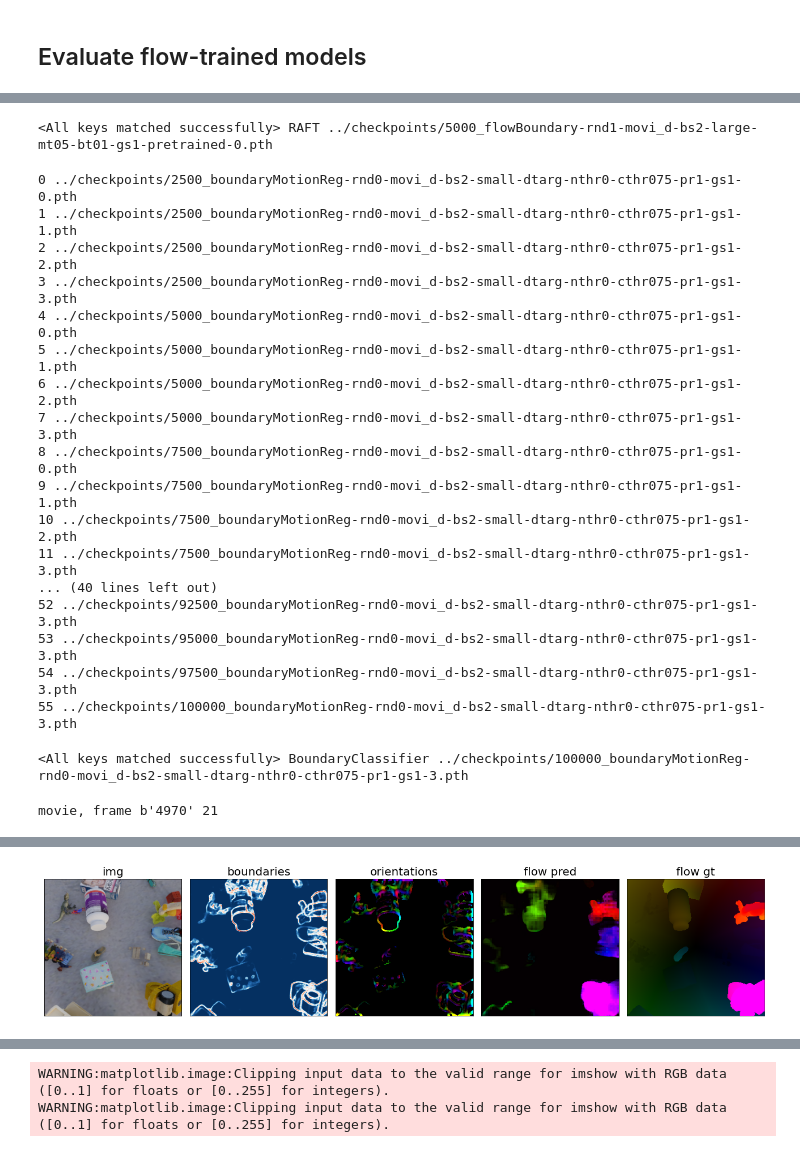
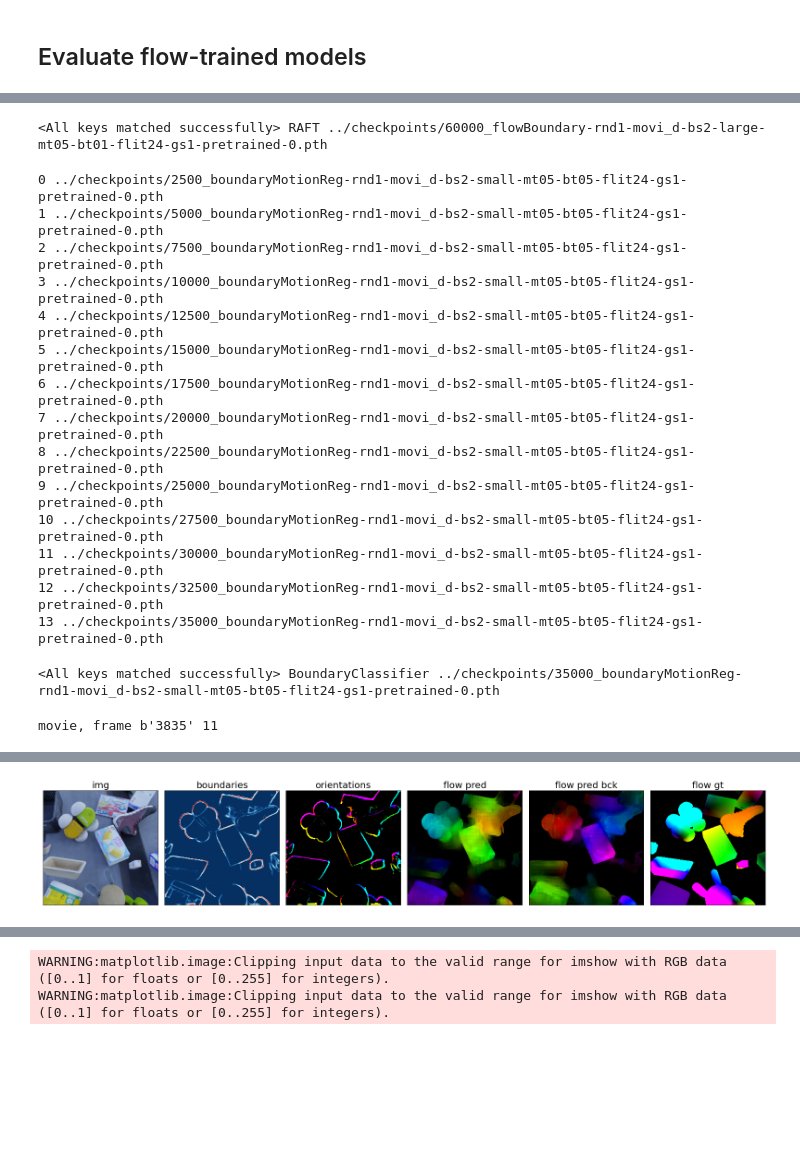
Before and after one commit to neuroailab/RAFT, a Jupyter notebook: notebooks/FlowTargets_db042722.ipynb, the cells around one changed output, grey strips where cells are left out. Drawn from its saved outputs; the diff is of its cells as text; code cells hidden in the pictures; blank space fills up the shorter version.

```diff
--- a/notebooks/FlowTargets_db042722.ipynb
+++ b/notebooks/FlowTargets_db042722.ipynb
@@ -234,7 +247,7 @@ print(len(tdw_dataset))
 print(tdw_dataset.is_test)
 
 
-data_dir = '/mnt/fs6/honglinc/dataset/tensorflow_datasets/movi_e/256x256/1.0.0'
+data_dir = '/mnt/fs6/honglinc/dataset/tensorflow_datasets/movi_d/256x256/1.0.0'
 movi_dataset = raft_datasets.MoviFlowDataset(
     root=data_dir,
     split='validation',
@@ -270,12 +295,12 @@ for i,p in enumerate(flow_paths):
 # %%
-f_idx = 2
+f_idx = -2
 flow_net = teachers.load_model(
     load_path=flow_paths[f_idx],
     model_class='flow',
     parse_path=True,
 ).cuda()
 # %% [output]
-<All keys matched successfully> RAFT ../checkpoints/5000_flowBoundary-rnd1-movi_d-bs2-large-mt05-bt01-gs1-pretrained-0.pth
+<All keys matched successfully> RAFT ../checkpoints/60000_flowBoundary-rnd1-movi_d-bs2-large-mt05-bt01-flit24-gs1-pretrained-0.pth
 # %%
 # boundary_paths = !ls ../checkpoints/[0-9]*boundary*rnd1*dtarg*fullplay*pretrained*
 
@@ -283,30 +308,29 @@ flow_net = teachers.load_model(
 # boundary_paths = !ls ../checkpoints/[0-9]*boundaryStaticReg*rnd0*small*nthr0*cthr075*fullplay*
 # boundary_paths = !ls ../checkpoints/100000*boundaryMotionReg*rnd0*small*nthr0*fullplay*
 
-boundary_paths = !ls ../checkpoints/[0-9]*boundaryMotion*rnd0*movi_d*nthr0-*gs1*
+# boundary_paths = !ls ../checkpoints/[0-9]*boundaryMotion*rnd0*movi_d*nthr0-*gs1*
+boundary_paths = !ls ../checkpoints/[0-9]*boundaryMotion*rnd1*movi_d*gs1*
+
 # boundary_paths = !ls ../checkpoints/[0-9]*boundaryStatic*rnd0*movi_d*nthr0-*gs1*
 
 boundary_paths = sorted(boundary_paths, key=lambda s: int(s.split('/')[-1].split('_')[0]))
 for i,p in enumerate(boundary_paths):
     print(i, p)
 # %% [output]
-0 ../checkpoints/2500_boundaryMotionReg-rnd0-movi_d-bs2-small-dtarg-nthr0-cthr075-pr1-gs1-0.pth
-1 ../checkpoints/2500_boundaryMotionReg-rnd0-movi_d-bs2-small-dtarg-nthr0-cthr075-pr1-gs1-1.pth
-2 ../checkpoints/2500_boundaryMotionReg-rnd0-movi_d-bs2-small-dtarg-nthr0-cthr075-pr1-gs1-2.pth
-3 ../checkpoints/2500_boundaryMotionReg-rnd0-movi_d-bs2-small-dtarg-nthr0-cthr075-pr1-gs1-3.pth
-4 ../checkpoints/5000_boundaryMotionReg-rnd0-movi_d-bs2-small-dtarg-nthr0-cthr075-pr1-gs1-0.pth
-5 ../checkpoints/5000_boundaryMotionReg-rnd0-movi_d-bs2-small-dtarg-nthr0-cthr075-pr1-gs1-1.pth
-6 ../checkpoints/5000_boundaryMotionReg-rnd0-movi_d-bs2-small-dtarg-nthr0-cthr075-pr1-gs1-2.pth
-7 ../checkpoints/5000_boundaryMotionReg-rnd0-movi_d-bs2-small-dtarg-nthr0-cthr075-pr1-gs1-3.pth
-8 ../checkpoints/7500_boundaryMotionReg-rnd0-movi_d-bs2-small-dtarg-nthr0-cthr075-pr1-gs1-0.pth
-9 ../checkpoints/7500_boundaryMotionReg-rnd0-movi_d-bs2-small-dtarg-nthr0-cthr075-pr1-gs1-1.pth
-10 ../checkpoints/7500_boundaryMotionReg-rnd0-movi_d-bs2-small-dtarg-nthr0-cthr075-pr1-gs1-2.pth
-11 ../checkpoints/7500_boundaryMotionReg-rnd0-movi_d-bs2-small-dtarg-nthr0-cthr075-pr1-gs1-3.pth
-... (40 lines left out)
-52 ../checkpoints/92500_boundaryMotionReg-rnd0-movi_d-bs2-small-dtarg-nthr0-cthr075-pr1-gs1-3.pth
-53 ../checkpoints/95000_boundaryMotionReg-rnd0-movi_d-bs2-small-dtarg-nthr0-cthr075-pr1-gs1-3.pth
-54 ../checkpoints/97500_boundaryMotionReg-rnd0-movi_d-bs2-small-dtarg-nthr0-cthr075-pr1-gs1-3.pth
-55 ../checkpoints/100000_boundaryMotionReg-rnd0-movi_d-bs2-small-dtarg-nthr0-cthr075-pr1-gs1-3.pth
+0 ../checkpoints/2500_boundaryMotionReg-rnd1-movi_d-bs2-small-mt05-bt05-flit24-gs1-pretrained-0.pth
+1 ../checkpoints/5000_boundaryMotionReg-rnd1-movi_d-bs2-small-mt05-bt05-flit24-gs1-pretrained-0.pth
+2 ../checkpoints/7500_boundaryMotionReg-rnd1-movi_d-bs2-small-mt05-bt05-flit24-gs1-pretrained-0.pth
+3 ../checkpoints/10000_boundaryMotionReg-rnd1-movi_d-bs2-small-mt05-bt05-flit24-gs1-pretrained-0.pth
+4 ../checkpoints/12500_boundaryMotionReg-rnd1-movi_d-bs2-small-mt05-bt05-flit24-gs1-pretrained-0.pth
+5 ../checkpoints/15000_boundaryMotionReg-rnd1-movi_d-bs2-small-mt05-bt05-flit24-gs1-pretrained-0.pth
+6 ../checkpoints/17500_boundaryMotionReg-rnd1-movi_d-bs2-small-mt05-bt05-flit24-gs1-pretrained-0.pth
+7 ../checkpoints/20000_boundaryMotionReg-rnd1-movi_d-bs2-small-mt05-bt05-flit24-gs1-pretrained-0.pth
+8 ../checkpoints/22500_boundaryMotionReg-rnd1-movi_d-bs2-small-mt05-bt05-flit24-gs1-pretrained-0.pth
+9 ../checkpoints/25000_boundaryMotionReg-rnd1-movi_d-bs2-small-mt05-bt05-flit24-gs1-pretrained-0.pth
+10 ../checkpoints/27500_boundaryMotionReg-rnd1-movi_d-bs2-small-mt05-bt05-flit24-gs1-pretrained-0.pth
+11 ../checkpoints/30000_boundaryMotionReg-rnd1-movi_d-bs2-small-mt05-bt05-flit24-gs1-pretrained-0.pth
+12 ../checkpoints/32500_boundaryMotionReg-rnd1-movi_d-bs2-small-mt05-bt05-flit24-gs1-pretrained-0.pth
+13 ../checkpoints/35000_boundaryMotionReg-rnd1-movi_d-bs2-small-mt05-bt05-flit24-gs1-pretrained-0.pth
 # %%
 b_idx = -1
 b_net = teachers.load_model(
@@ -315,7 +339,7 @@ b_net = teachers.load_model(
     parse_path=True
 ).cuda()
 # %% [output]
-<All keys matched successfully> BoundaryClassifier ../checkpoints/100000_boundaryMotionReg-rnd0-movi_d-bs2-small-dtarg-nthr0-cthr075-pr1-gs1-3.pth
+<All keys matched successfully> BoundaryClassifier ../checkpoints/35000_boundaryMotionReg-rnd1-movi_d-bs2-small-mt05-bt05-flit24-gs1-pretrained-0.pth
 # %%
 ex = 0
 tdw_dataset.get_gt_flow = True
@@ -334,6 +358,8 @@ def plot_boundary_flows(flow_net, boundary_net, dataset, ex, max_speed=3.0, max_
     img1, img2, flow_gt = [x[None].cuda() for x in dataset[ex][:3]]
     flow_pred, _ = teachers.MotionToStaticTeacher.get_flow_preds(
         flow_net, img1, img2, iters=flow_iters, resolution=None)
+    flow_pred_bck, _ = teachers.MotionToStaticTeacher.get_flow_preds(
+        flow_net, img1, img2, iters=flow_iters, resolution=None, backward=True)
     b_preds = teachers.MotionToStaticTeacher.get_boundary_preds(boundary_net, img1, img2, iters=boundary_iters)
     b, c = b_preds[:2]
     b_mask = (b > boundary_thresh).float()
@@ -345,9 +371,10 @@ def plot_boundary_flows(flow_net, boundary_net, dataset, ex, max_speed=3.0, max_
         b*2 - 1,
         data_utils.FlowToRgb(0.25)(c) * b_mask,
         data_utils.FlowToRgb(max_speed)(flow_pred) * (b_mask if mask_pred else 1),
+        data_utils.FlowToRgb(max_speed)(flow_pred_bck) * (b_mask if mask_pred else 1),
         data_utils.FlowToRgb(max_gt_speed)(flow_gt)
     ]
-    titles = ['img', 'boundaries', 'orientations', 'flow pred', 'flow gt']
+    titles = ['img', 'boundaries', 'orientations', 'flow pred', 'flow pred bck', 'flow gt']
     assert len(plots) == len(titles)
     n_cols = len(plots)
     fig, axes = plt.subplots(1, n_cols, figsize=(4*n_cols-2, 4))
@@ -360,10 +387,12 @@ def plot_boundary_flows(flow_net, boundary_net, dataset, ex, max_speed=3.0, max_
     plt.show()
 
     return {
-        'image': img1,
+        'image1': img1,
+        'image2': img2,
         'boundaries': b,
         'orientations': c,
         'flow_pred': flow_pred,
+        'flow_pred_bck': flow_pred_bck,
         'flow_gt': flow_gt
     }
 
@@ -372,10 +401,10 @@ tdw_dataset.is_test = False
 dataset = movi_dataset
 preds = plot_boundary_flows(flow_net, b_net, dataset, ex=ex, mask_pred=False,
                         flip_gt=False, flow_iters=24,
-                        max_speed=0.5,
-                        max_gt_speed=5.0)
+                        max_speed=3.0,
+                        max_gt_speed=3.0)
 # %% [output]
-movie, frame b'4970' 21
+movie, frame b'3835' 11
 WARNING:matplotlib.image:Clipping input data to the valid range for imshow with RGB data ([0..1] for floats or [0..255] for integers).
 WARNING:matplotlib.image:Clipping input data to the valid range for imshow with RGB data ([0..1] for floats or [0..255] for integers).
 WARNING:matplotlib.image:Clipping input data to the valid range for imshow with RGB data ([0..1] for floats or [0..255] for integers).
@@ -382 +412 @@ WARNING:matplotlib.image:Clipping input data to the valid range for imshow with
-[figure, old version]
+[figure, new version]
```
Also changed, not shown: parts of 9 cells of this notebook, 4 other files.
